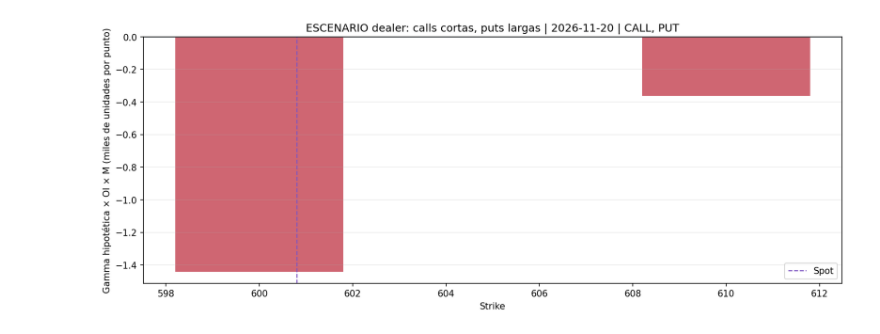
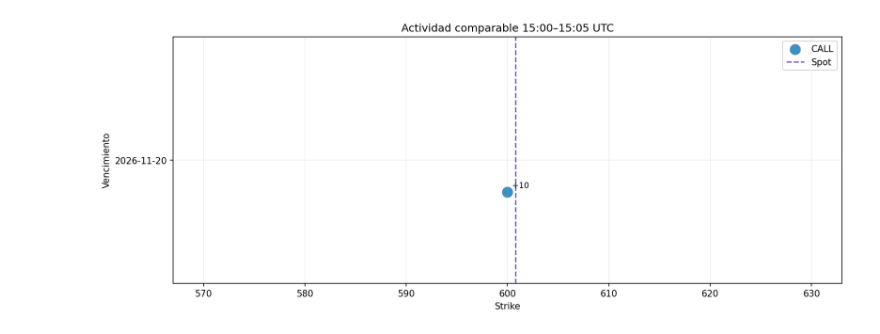
Before and after one commit to userandom1/kronos-quant-system, a Jupyter notebook: notebooks/analisis_options_flow.ipynb, the cells around one changed output. Cells and saved outputs as stored; diff of their text form; code cells hidden in the pictures.

Commit message:
Rediseñar gráficos para actividad intradía y sensibilidad Delta Gamma

```diff
--- a/notebooks/analisis_options_flow.ipynb
+++ b/notebooks/analisis_options_flow.ipynb
@@ -275,30 +196,38 @@ if SERIES["actividad"]:
-# %%
-# 6. Escenario dealer opcional. El signo es una hipótesis, no una posición observada.
-if SERIES["escenario_dealer"]:
-    if informe.get("escenario_dealer_strike") is None:
-        print("Esta ejecución no incluyó --escenario-dealer")
-    else:
-        # Reconstruir la vista desde calls/puts separados para respetar TODOS los filtros.
-        datos = tabla_filtrada(informe["agregados_strike"])
-        if datos.empty:
-            print("Sin exposición dealer con estos filtros")
-        else:
-            campo = "gamma_oi_unidades_por_precio"
-            datos[campo] = pd.to_numeric(datos[campo], errors="coerce")
-            datos = datos.dropna(subset=[campo]).copy()
-            datos["gamma_escenario"] = datos.apply(
-                lambda fila: -fila[campo] if fila["tipo"] == "CALL" else fila[campo], axis=1
-            )
-            for vencimiento, detalle in datos.groupby("vencimiento", sort=True):
-                grupo = detalle.groupby("strike", as_index=False)["gamma_escenario"].sum()
-                valores = grupo["gamma_escenario"] / ESTILO["divisor_unidades"]
-                colores = [ESTILO["colores"]["positivo"] if y >= 0 else ESTILO["colores"]["negativo"] for y in valores]
-                fig, ax = plt.subplots(figsize=ESTILO["figsize"], dpi=ESTILO["dpi"])
-                barras = ax.bar(grupo["strike"], valores, width=ancho_barras(grupo),
-                                color=colores, alpha=ESTILO["opacidad"])
-                anotar(ax, barras)
-                seleccion = ", ".join(FILTROS["tipos"])
-                decorar(ax, "gamma_dealer", f"ESCENARIO dealer: calls cortas, puts largas | {vencimiento} | {seleccion}")
-                mostrar_y_exportar(fig, f"gamma_dealer_{vencimiento}")
-# %% [output]
-[figure, removed]
+# %%
+# 2. Dónde apareció actividad entre dos capturas del mismo día.
+nuevas = actividad_nueva()
+if SERIES["mapa_actividad"] and not nuevas.empty:
+    fechas = sorted(nuevas["vencimiento"].unique())
+    posiciones = {fecha: i for i, fecha in enumerate(fechas)}
+    desplazamiento = {"CALL": -0.13, "PUT": 0.13}
+    fig, ax = plt.subplots(figsize=ESTILO["figsize"], dpi=ESTILO["dpi"])
+    for tipo, marcador in [("CALL", "o"), ("PUT", "s")]:
+        lado = nuevas[nuevas["tipo"] == tipo]
+        if lado.empty:
+            continue
+        ax.scatter(lado["strike"], lado["vencimiento"].map(posiciones) + desplazamiento[tipo],
+                   s=ANALISIS["tamano_burbujas"] * np.sqrt(lado["incremento_volumen_estimado"]),
+                   marker=marcador, color=ESTILO["colores"][tipo], alpha=ESTILO["opacidad"],
+                   edgecolors=ESTILO["colores"]["volumen"], linewidths=0.5, label=tipo)
+    if SERIES["anotaciones"]:
+        for fila in nuevas.nlargest(SERIES["max_anotaciones"], "incremento_volumen_estimado").itertuples():
+            ax.annotate(f"+{int(fila.incremento_volumen_estimado)}",
+                        (fila.strike, posiciones[fila.vencimiento] + desplazamiento[fila.tipo]), xytext=(5, 5),
+                        textcoords="offset points", fontsize=ESTILO["tamano_fuente"]-1)
+    ax.set_yticks(range(len(fechas)), fechas)
+    ax.set_ylim(-0.5, len(fechas)-0.5)
+    anterior = informe["captura_anterior"]["metadatos"]["capturado_en_utc"][11:16]
+    actual = meta["capturado_en_utc"][11:16]
+    ax.set_title(titulo("mapa_actividad", f"Actividad comparable {anterior}–{actual} UTC"))
+    ax.set_xlabel(etiqueta_x("mapa_actividad", "Strike"))
+    ax.set_ylabel(etiqueta_y("mapa_actividad", "Vencimiento"))
+    limite_y(ax, "mapa_actividad")
+    if SERIES["mostrar_spot"]:
+        ax.axvline(spot, color=ESTILO["colores"]["spot"], ls="--", label="Spot")
+    if SERIES["cuadricula"]:
+        ax.grid(True, alpha=0.2)
+    if SERIES["leyenda"]:
+        ax.legend()
+    mostrar(fig, "mapa_actividad")
+# %% [output]
+[figure, added]
```
Also changed, not shown: parts of 11 cells of this notebook, 3 other files.
